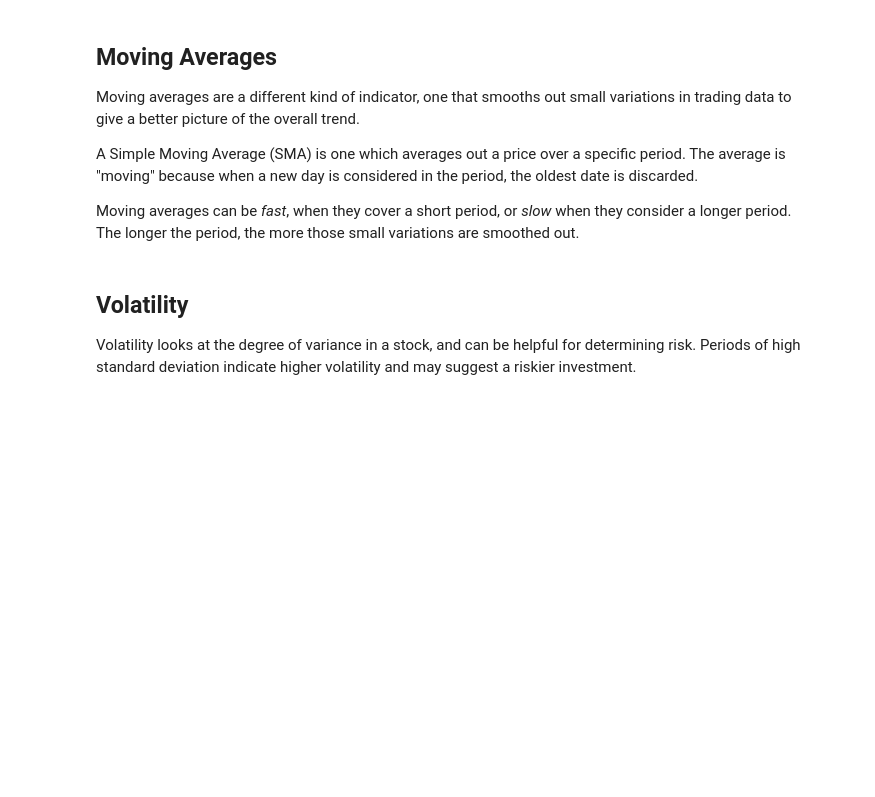
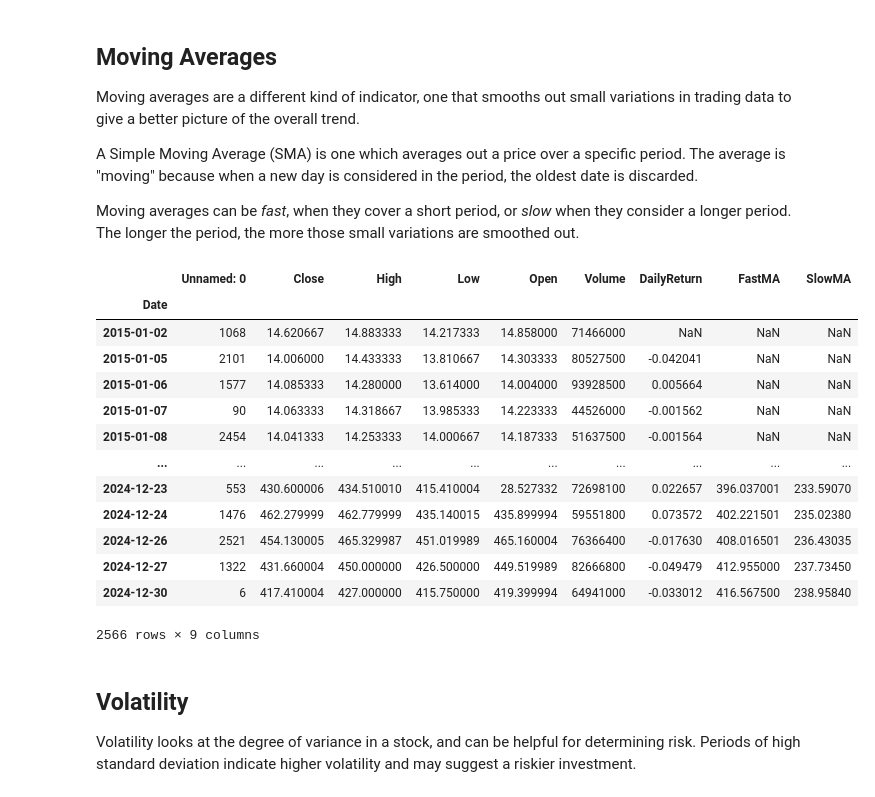
Before and after one commit to Imperial-Business-School/python-for-finance-jume8jume7, a Jupyter notebook: 03. Data Analysis.ipynb, the cells around one changed output. Saved outputs shown, nothing was run; the diff lists cells and outputs as text; code cells hidden in the pictures; blank space fills up the shorter version.

```diff
--- a/03. Data Analysis.ipynb
+++ b/03. Data Analysis.ipynb
@@ -6,9 +6,8 @@ Now that we've got clean data, let's start with some basic financial analysis.
 First, let's load our CSV file into a DataFrame, covert our dates, set the index, and check for duplicated rows or missing values.
 # %%
 import pandas as pd
-
 df = pd.read_csv("TSLA_10_clean.csv")
-df["Date"] = pd.to_datetime(df["Date"])
+df["Date"] = pd.to_datetime(df["Date"], dayfirst=True)
 df = df.set_index("Date").sort_index().drop_duplicates()
 
 print("Duplicates:", df.duplicated().sum())
@@ -40,3 +37,6 @@ NameError: name 'df' is not defined
 This simple daily return expresses a loss in value of 2.24% from one day to the next. Notice we leave our return in decimal form, but when we output it we use `f-strings` and `:.2%` to display it as a percentage.
 
 If we wanted to use the above approach to calculate daily returns for each day in our data set, it would take a long time. Let's see how we can use pandas `pct_change()` to make this sort of work easy, by applying our percentage change formula one column at a time.
+# %%
+df['DailyReturn'] = df['Close'].pct_change()
+df
@@ -76,6 +99,28 @@ Moving averages are a different kind of indicator, one that smooths out small va
 A Simple Moving Average (SMA) is one which averages out a price over a specific period. The average is "moving" because when a new day is considered in the period, the oldest date is discarded.
 
 Moving averages can be *fast*, when they cover a short period, or *slow* when they consider a longer period. The longer the period, the more those small variations are smoothed out.
+# %%
+# Calculate a fast, 20-Day Moving Average
+df['FastMA'] = df['Close'].rolling(window=20).mean()
+
+# Calculate a slow, 200-Day Moving Average
+df['SlowMA'] = df['Close'].rolling(window=200).mean()
+df
+# %% [output]
+|  | Unnamed: 0 | Close | High | Low | Open | Volume | DailyReturn | FastMA | SlowMA |
+| Date |  |  |  |  |  |  |  |  |  |
+| 2015-01-02 | 1068 | 14.620667 | 14.883333 | 14.217333 | 14.858000 | 71466000 | NaN | NaN | NaN |
+| 2015-01-05 | 2101 | 14.006000 | 14.433333 | 13.810667 | 14.303333 | 80527500 | -0.042041 | NaN | NaN |
+| 2015-01-06 | 1577 | 14.085333 | 14.280000 | 13.614000 | 14.004000 | 93928500 | 0.005664 | NaN | NaN |
+| 2015-01-07 | 90 | 14.063333 | 14.318667 | 13.985333 | 14.223333 | 44526000 | -0.001562 | NaN | NaN |
+| 2015-01-08 | 2454 | 14.041333 | 14.253333 | 14.000667 | 14.187333 | 51637500 | -0.001564 | NaN | NaN |
+| ... | ... | ... | ... | ... | ... | ... | ... | ... | ... |
+| 2024-12-23 | 553 | 430.600006 | 434.510010 | 415.410004 | 28.527332 | 72698100 | 0.022657 | 396.037001 | 233.59070 |
+| 2024-12-24 | 1476 | 462.279999 | 462.779999 | 435.140015 | 435.899994 | 59551800 | 0.073572 | 402.221501 | 235.02380 |
+| 2024-12-26 | 2521 | 454.130005 | 465.329987 | 451.019989 | 465.160004 | 76366400 | -0.017630 | 408.016501 | 236.43035 |
+| 2024-12-27 | 1322 | 431.660004 | 450.000000 | 426.500000 | 449.519989 | 82666800 | -0.049479 | 412.955000 | 237.73450 |
+| 2024-12-30 | 6 | 417.410004 | 427.000000 | 415.750000 | 419.399994 | 64941000 | -0.033012 | 416.567500 | 238.95840 |
+2566 rows × 9 columns
 # %% [markdown]
 ## Volatility
 
```
Also changed, not shown: parts of 5 cells of this notebook, 16 other files.
